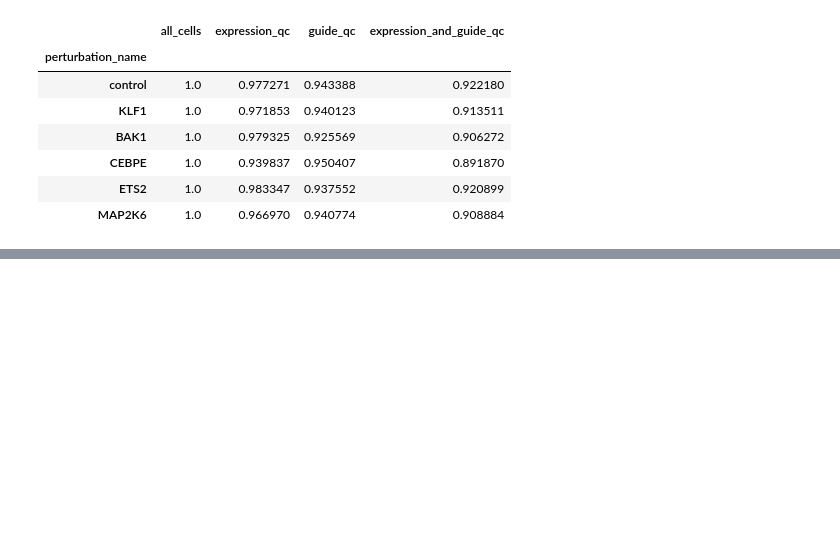
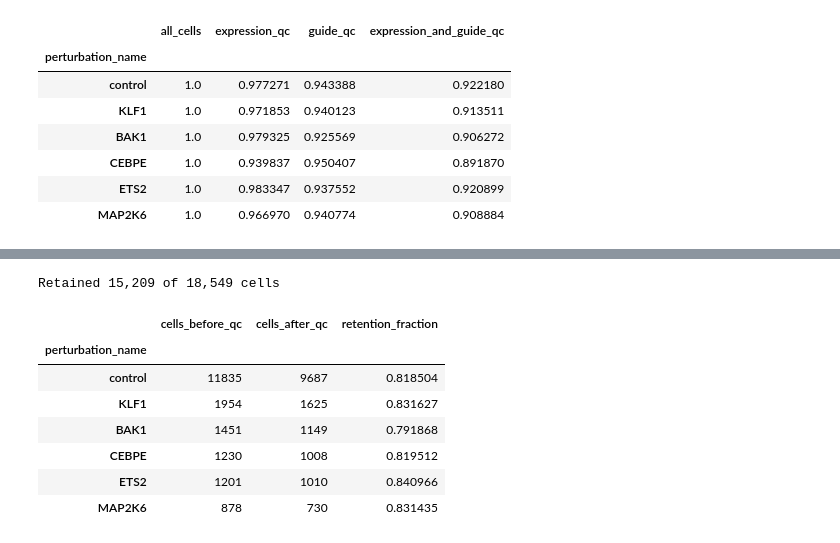
Before and after one commit to miketuoba/mini-perturbseq, a Jupyter notebook: notebooks/02_quality_control.ipynb, the cells around one changed output, grey strips where cells are left out. Saved outputs shown, nothing was run; the diff lists cells and outputs as text; code cells hidden in the pictures; blank space fills up the shorter version.

Commit message:
Finalize QC and explore perturbation effects

```diff
--- a/notebooks/02_quality_control.ipynb
+++ b/notebooks/02_quality_control.ipynb
@@ -331,0 +332,30 @@ No cells are removed at this stage. After examining the executed outputs, the ch
+# %%
+primary_qc_mask = adata_sub.obs["number_of_cells"].eq(1)
+adata_qc = adata_sub[primary_qc_mask].copy()
+
+qc_retention = pd.DataFrame(
+    {
+        "cells_before_qc": adata_sub.obs["perturbation_name"].value_counts(),
+        "cells_after_qc": adata_qc.obs["perturbation_name"].value_counts(),
+    }
+).reindex(plot_order)
+qc_retention["retention_fraction"] = (
+    qc_retention["cells_after_qc"] / qc_retention["cells_before_qc"]
+)
+
+assert adata_qc.obs["number_of_cells"].eq(1).all()
+assert adata_qc.obs["good_coverage"].astype(bool).all()
+assert qc_retention["cells_after_qc"].notna().all()
+
+print(f"Retained {adata_qc.n_obs:,} of {adata_sub.n_obs:,} cells")
+qc_retention
+# %% [output]
+Retained 15,209 of 18,549 cells
+|  | cells_before_qc | cells_after_qc | retention_fraction |
+| perturbation_name |  |  |  |
+| control | 11835 | 9687 | 0.818504 |
+| KLF1 | 1954 | 1625 | 0.831627 |
+| BAK1 | 1451 | 1149 | 0.791868 |
+| CEBPE | 1230 | 1008 | 0.819512 |
+| ETS2 | 1201 | 1010 | 0.840966 |
+| MAP2K6 | 878 | 730 | 0.831435 |
```
Also changed, not shown: parts of 3 cells of this notebook, 1 other file.
